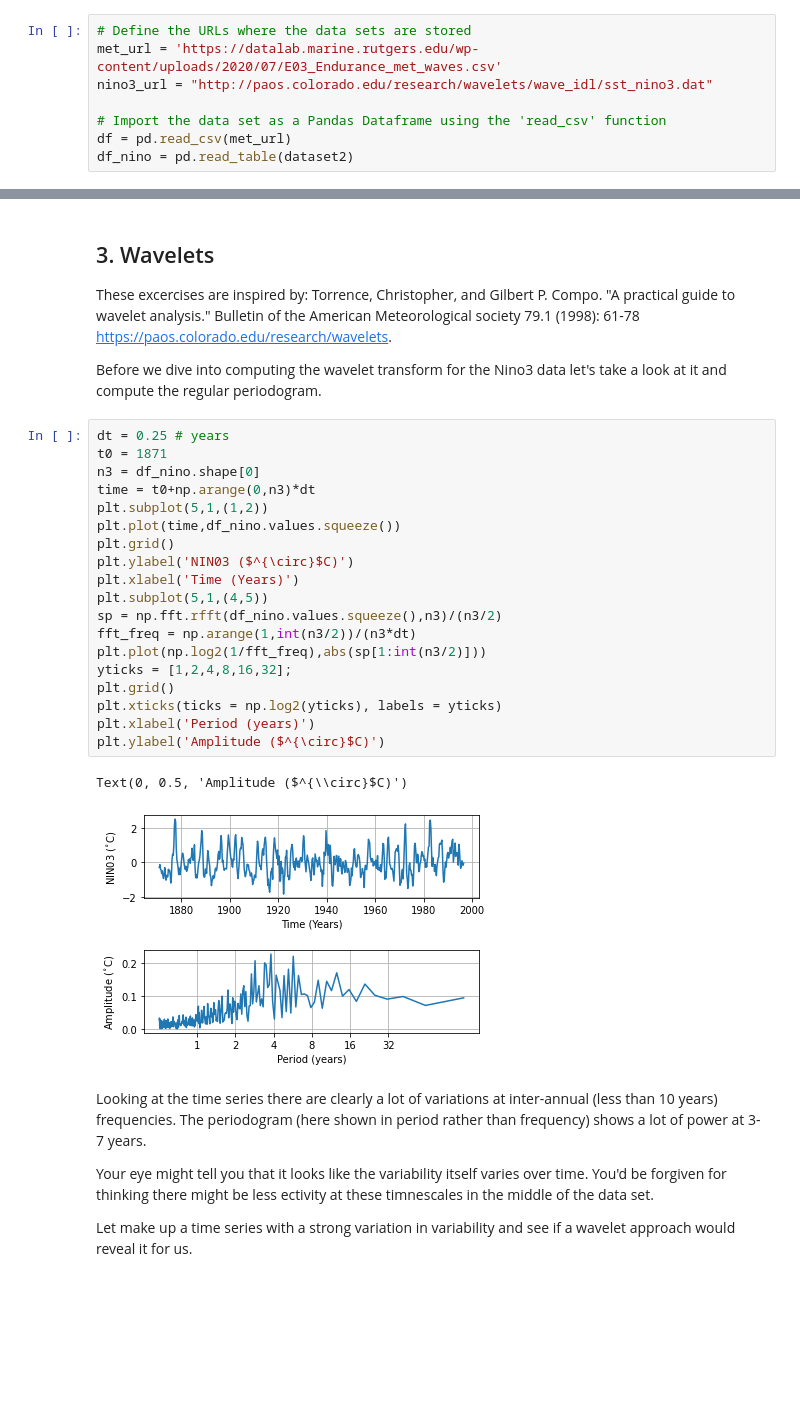
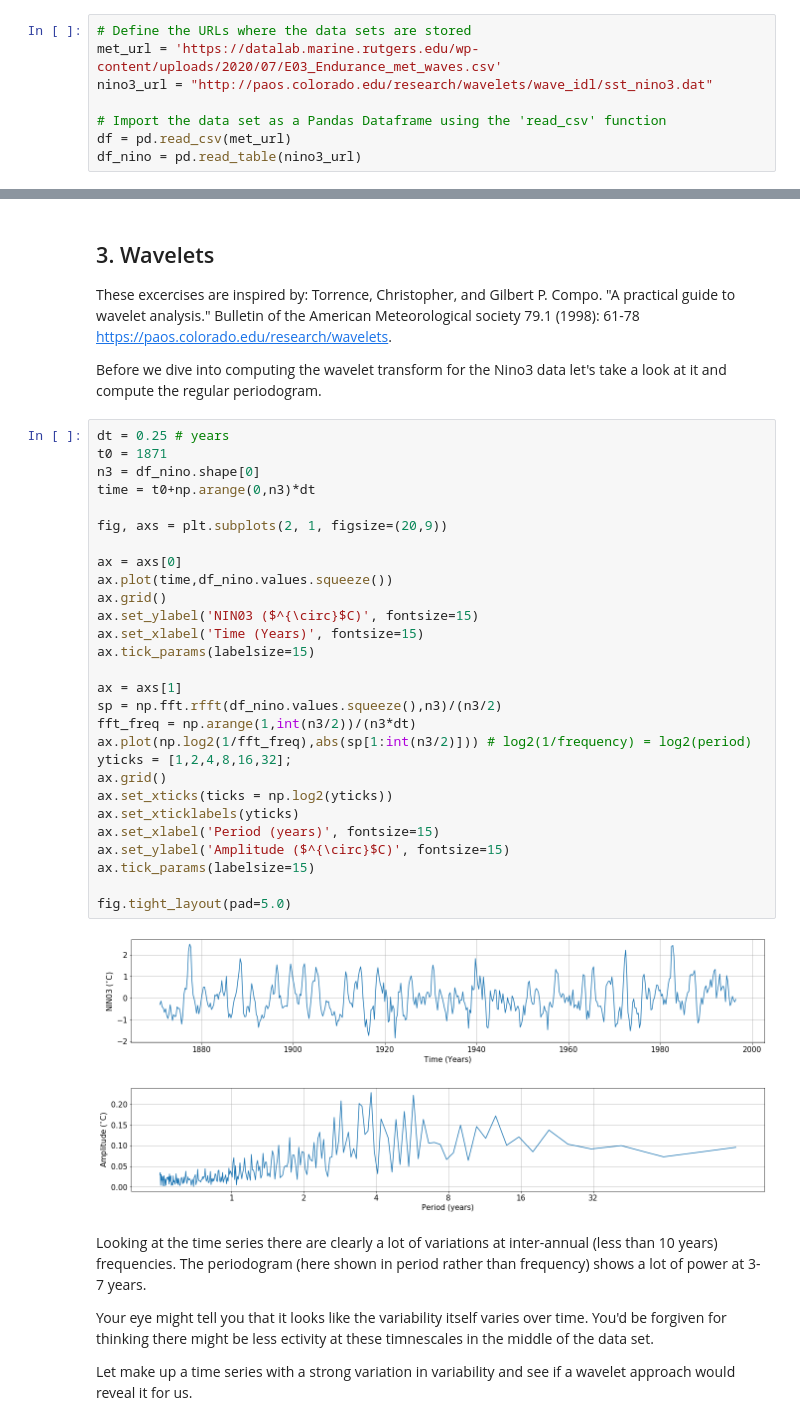
Before and after one commit to mpudig/MATH5271, a Jupyter notebook: MATH5271_Lab_3_Aliasing_and_Wavelets.ipynb, the cells around one changed output, grey strips where cells are left out. Cells and saved outputs as stored; diff of their text form; blank space fills up the shorter version.

```diff
--- a/MATH5271_Lab_3_Aliasing_and_Wavelets.ipynb
+++ b/MATH5271_Lab_3_Aliasing_and_Wavelets.ipynb
@@ -61,7 +61,7 @@ nino3_url = "http://paos.colorado.edu/research/wavelets/wave_idl/sst_nino3.dat"
 
 # Import the data set as a Pandas Dataframe using the 'read_csv' function
 df = pd.read_csv(met_url)
-df_nino = pd.read_table(dataset2)
+df_nino = pd.read_table(nino3_url)
 # %% [markdown]
 ## 3. Aliasing
 
@@ -145,25 +145,33 @@ Before we dive into computing the wavelet transform for the Nino3 data let's tak
 # %%
 dt = 0.25 # years
 t0 = 1871
 n3 = df_nino.shape[0]
 time = t0+np.arange(0,n3)*dt
-plt.subplot(5,1,(1,2))
-plt.plot(time,df_nino.values.squeeze())
-plt.grid()
-plt.ylabel('NIN03 ($^{\circ}$C)')
-plt.xlabel('Time (Years)')
-plt.subplot(5,1,(4,5))
+
+fig, axs = plt.subplots(2, 1, figsize=(20,9))
+
+ax = axs[0]
+ax.plot(time,df_nino.values.squeeze())
+ax.grid()
+ax.set_ylabel('NIN03 ($^{\circ}$C)', fontsize=15)
+ax.set_xlabel('Time (Years)', fontsize=15)
+ax.tick_params(labelsize=15)
+
+ax = axs[1]
 sp = np.fft.rfft(df_nino.values.squeeze(),n3)/(n3/2)
 fft_freq = np.arange(1,int(n3/2))/(n3*dt)
-plt.plot(np.log2(1/fft_freq),abs(sp[1:int(n3/2)]))
+ax.plot(np.log2(1/fft_freq),abs(sp[1:int(n3/2)])) # log2(1/frequency) = log2(period)
 yticks = [1,2,4,8,16,32];
-plt.grid()
-plt.xticks(ticks = np.log2(yticks), labels = yticks)
-plt.xlabel('Period (years)')
-plt.ylabel('Amplitude ($^{\circ}$C)')
+ax.grid()
+ax.set_xticks(ticks = np.log2(yticks))
+ax.set_xticklabels(yticks)
+ax.set_xlabel('Period (years)', fontsize=15)
+ax.set_ylabel('Amplitude ($^{\circ}$C)', fontsize=15)
+ax.tick_params(labelsize=15)
+
+fig.tight_layout(pad=5.0)
 # %% [output]
-Text(0, 0.5, 'Amplitude ($^{\\circ}$C)')
-[figure, old version]
+[figure, new version]
 # %% [markdown]
 Looking at the time series there are clearly a lot of variations at inter-annual (less than 10 years) frequencies. The periodogram (here shown in period rather than frequency) shows a lot of power at 3-7 years.
 
```
Also changed, not shown: parts of 8 cells of this notebook, 3 other files.
